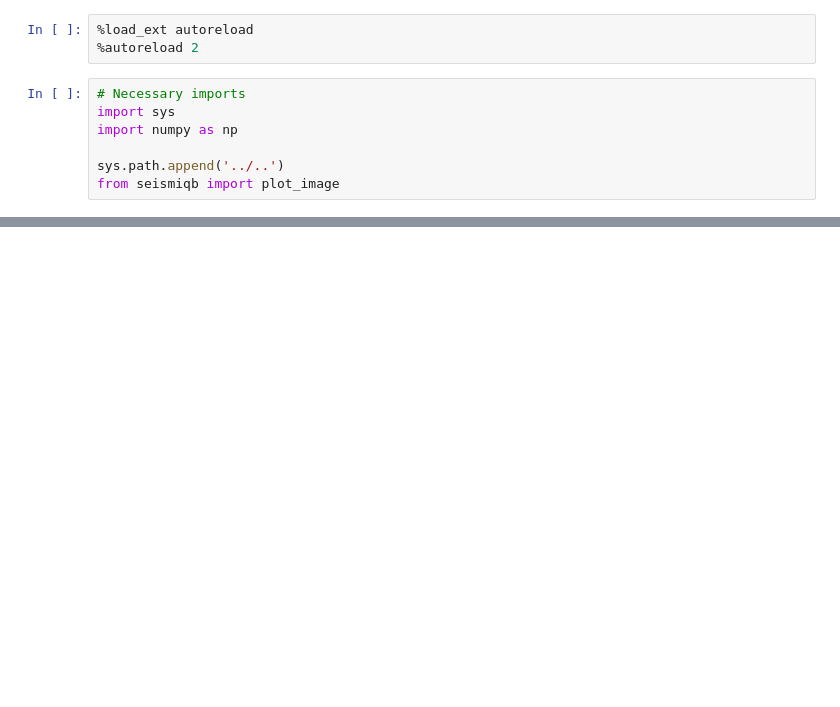
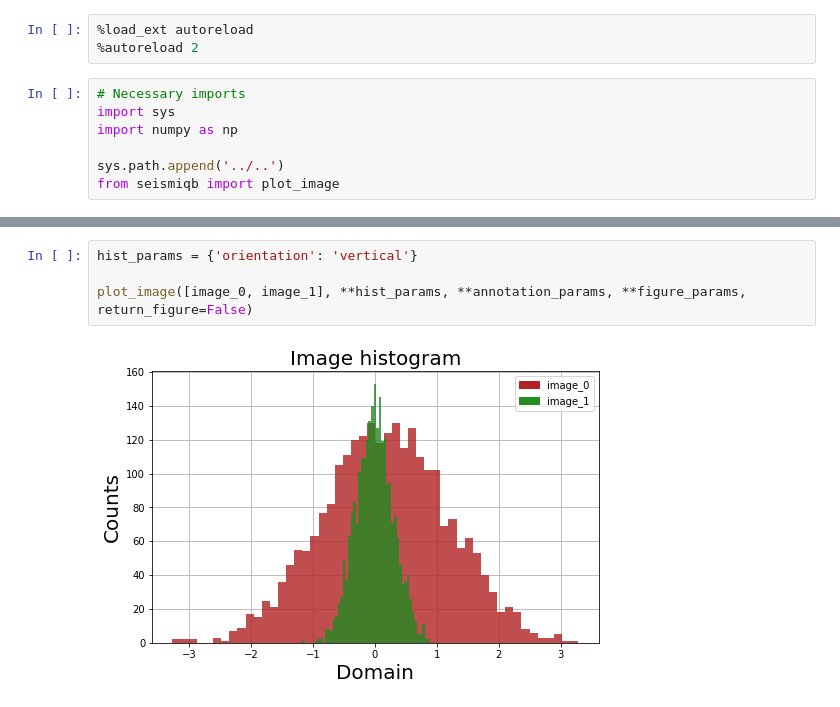
Before and after one commit to vodun/seismiqb, a Jupyter notebook: tutorials/plotters/03_hist.ipynb, the cells around one changed output, grey strips where cells are left out. Drawn from its saved outputs; the diff is of its cells as text; blank space fills up the shorter version.

```diff
--- a/tutorials/plotters/03_hist.ipynb
+++ b/tutorials/plotters/03_hist.ipynb
@@ -34,0 +43,6 @@ plot_image([image_0, image_1], separate=True, **annotation_params, **figure_para
+# %%
+hist_params = {'orientation': 'vertical'}
+
+plot_image([image_0, image_1], **hist_params, **annotation_params, **figure_params, return_figure=False)
+# %% [output]
+[figure, added]
```
Also changed, not shown: parts of 12 cells of this notebook, 8 other files.
